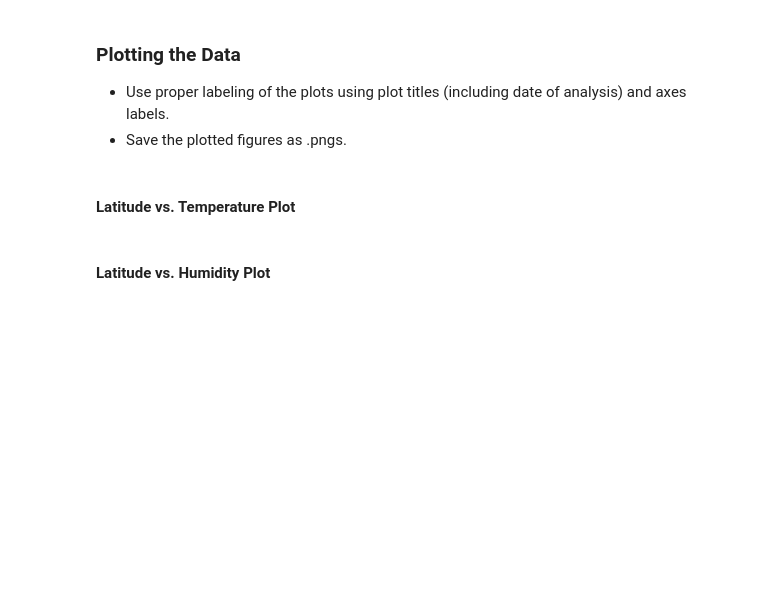
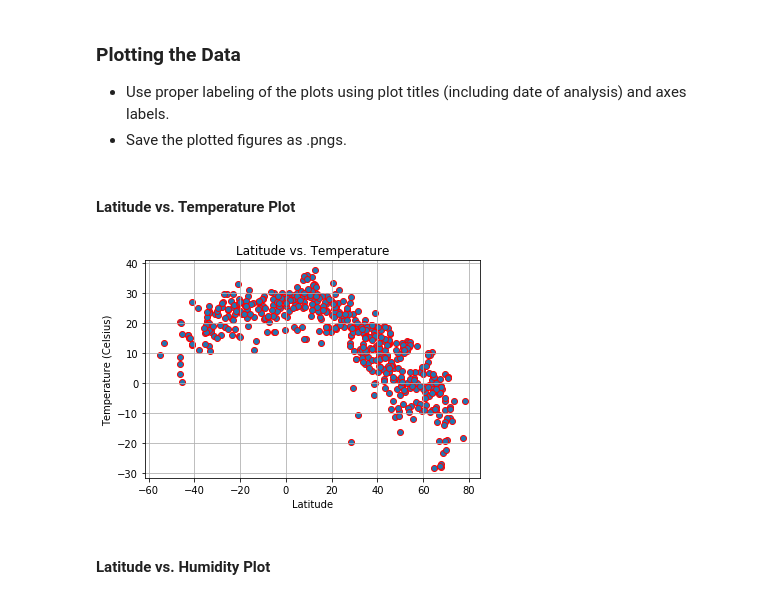
Before and after one commit to thphan12/HW6, a Jupyter notebook: HW 6.ipynb, the cells around one changed output. Drawn from its saved outputs; the diff is of its cells as text; code cells hidden in the pictures; blank space fills up the shorter version.

```diff
--- a/HW 6.ipynb
+++ b/HW 6.ipynb
@@ -152,3 +135,16 @@ ConnectionError: ('Connection aborted.', ConnectionResetError(54, 'Connection re
 ### Convert Raw Data to DataFrame
 * Export the city data into a .csv.
 * Display the DataFrame
+# %%
+weather_data_df = pd.DataFrame({"City": cit,
+                                "Longitude": long,
+                                "Latitude": lat,
+                                "Date": date,
+                                "Temp (C)": temp,
+                                "Humidity": hum,
+                                "Cloudiness(%)": cloud,
+                                "Wind Speed": ws,
+                                "Humidity%": hum,
+                                "Max_Temp(C)": max_temp})
+
+weather_data_df
@@ -157,7 +171,0 @@ weather_data_pd.to_csv(“weather_data.csv”)
-# %%
-weather_data_df = pd.DataFrame({"Lat": lat,
-                               "Temp": temp,
-                               "Cloud": cloud,
-                               "Humidity": hum,
-                               "wind_speed": ws})
-weather_data_df
@@ -177,19 +176,21 @@ weather_data_df
 # %% [markdown]
 #### Latitude vs. Temperature Plot
 # %%
-plt.scatter(weather_data_df["Lat"], weather_data_df["Temp"], marker="o",facecolor=None, edgecolor='r')
+plt.scatter(weather_data_df["Latitude"], weather_data_df["Temp (C)"], marker="o",facecolor=None, edgecolor='r')
 
 # Incorporate the other graph properties
 plt.title("Latitude vs. Temperature")
 plt.ylabel("Temperature (Celsius)")
 plt.xlabel("Latitude")
 plt.grid(True)
 
 # Save the figure
 plt.savefig("Lat_vs_Temp.png")
 
 # Show plot
 plt.show()
+# %% [output]
+[figure, added]
 # %% [markdown]
 #### Latitude vs. Humidity Plot
 # %%
```
Also changed, not shown: parts of 10 cells of this notebook.
